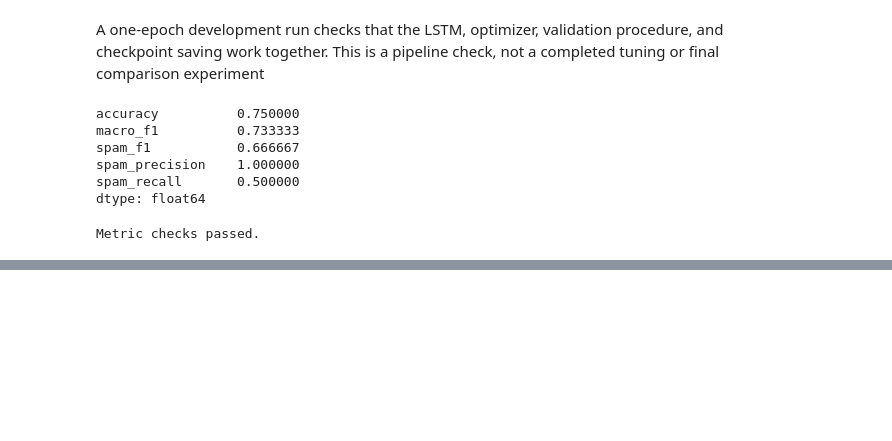
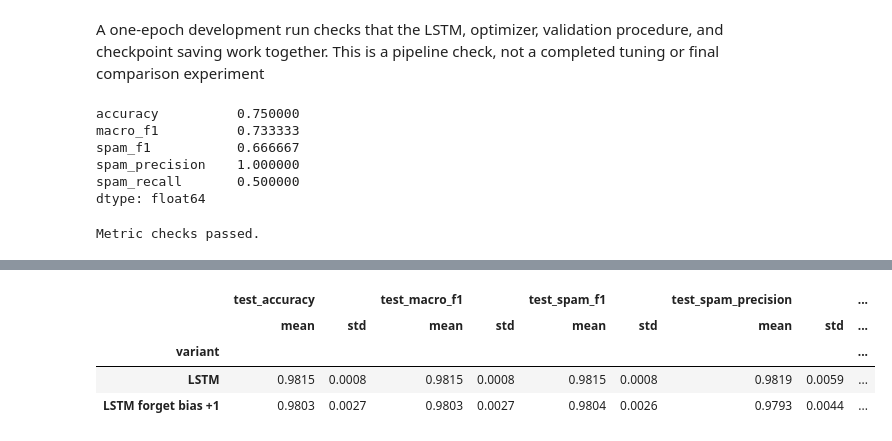
Before and after one commit to Nouroz-BI/AIGC5500-Midterm-Project, a Jupyter notebook: notebooks/04_lstm_experiment.ipynb, the cells around one changed output, grey strips where cells are left out. Drawn from its saved outputs; the diff is of its cells as text; code cells hidden in the pictures; blank space fills up the shorter version.

```diff
--- a/notebooks/04_lstm_experiment.ipynb
+++ b/notebooks/04_lstm_experiment.ipynb
@@ -327,0 +665,12 @@ Training time: 10.3 seconds
+# %%
+# Summarize performance across the three training seeds.
+test_metric_columns = ['test_accuracy', 'test_macro_f1', 'test_spam_f1', 'test_spam_precision', 'test_spam_recall']
+test_summary = test_results.groupby('variant')[test_metric_columns].agg(['mean', 'std'])
+test_summary.to_csv(RESULTS_DIR / 'test_summary.csv')
+test_summary.round(4)
+# %% [output]
+|  | test_accuracy |  | test_macro_f1 |  | test_spam_f1 |  | test_spam_precision |  | ... |
+|  | mean | std | mean | std | mean | std | mean | std | ... |
+| variant |  |  |  |  |  |  |  |  | ... |
+| LSTM | 0.9815 | 0.0008 | 0.9815 | 0.0008 | 0.9815 | 0.0008 | 0.9819 | 0.0059 | ... |
+| LSTM forget bias +1 | 0.9803 | 0.0027 | 0.9803 | 0.0027 | 0.9804 | 0.0026 | 0.9793 | 0.0044 | ... |
```
Also changed, not shown: parts of 21 cells of this notebook, 16 other files.
